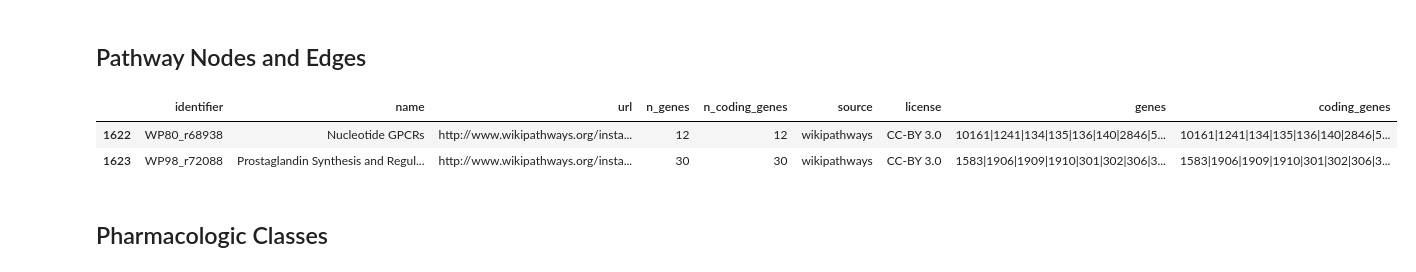
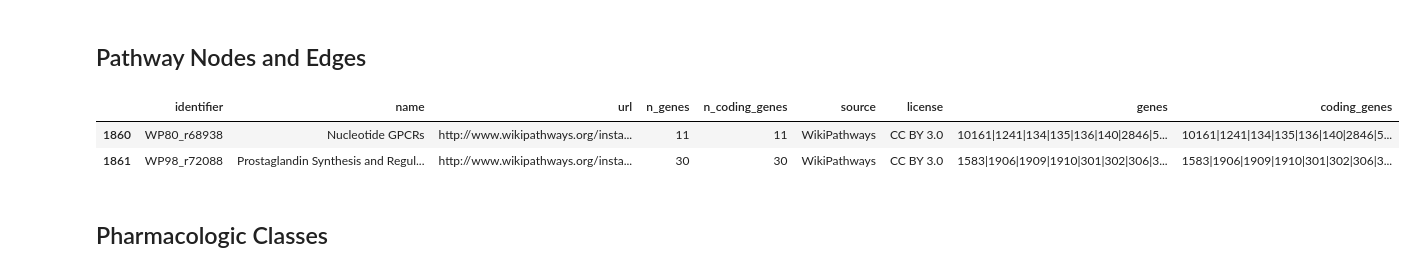
Before and after one commit to dhimmel/integrate, a Jupyter notebook: integrate.ipynb, the cells around one changed output. Drawn from its saved outputs; the diff is of its cells as text; code cells hidden in the pictures.

```diff
--- a/integrate.ipynb
+++ b/integrate.ipynb
@@ -188,15 +186,21 @@ for i, row in symptom_df.iterrows():
 # %% [markdown]
 ## Pathway Nodes and Edges
 # %%
-commit = '4916b525722f94f61d59ed38cb67aa3052404610'
+commit = '1bd2c68853e38297d20f8f885419ff81fc0608a8'
 url = rawgit('dhimmel', 'pathways', commit, 'data/pathways.tsv')
 pathway_df = pandas.read_table(url)
-pathway_df = pathway_df[pathway_df.n_coding_genes > 1]
+pathway_df = pathway_df.query("n_coding_genes > 1")
+source_map = {
+    'wikipathways': 'WikiPathways',
+    'reactome': 'Reactome via Pathway Commons',
+    'pid': 'PID via Pathway Commons',
+}
+pathway_df.source = pathway_df.source.map(source_map)
 pathway_df.tail(2)
 # %% [output]
 |  | identifier | name | url | n_genes | n_coding_genes | source | license | genes | coding_genes |
-| 1622 | WP80_r68938 | Nucleotide GPCRs | http://www.wikipathways.org/insta... | 12 | 12 | wikipathways | CC-BY 3.0 | 10161|1241|134|135|136|140|2846|5... | 10161|1241|134|135|136|140|2846|5... |
-| 1623 | WP98_r72088 | Prostaglandin Synthesis and Regul... | http://www.wikipathways.org/insta... | 30 | 30 | wikipathways | CC-BY 3.0 | 1583|1906|1909|1910|301|302|306|3... | 1583|1906|1909|1910|301|302|306|3... |
+| 1860 | WP80_r68938 | Nucleotide GPCRs | http://www.wikipathways.org/insta... | 11 | 11 | WikiPathways | CC BY 3.0 | 10161|1241|134|135|136|140|2846|5... | 10161|1241|134|135|136|140|2846|5... |
+| 1861 | WP98_r72088 | Prostaglandin Synthesis and Regul... | http://www.wikipathways.org/insta... | 30 | 30 | WikiPathways | CC BY 3.0 | 1583|1906|1909|1910|301|302|306|3... | 1583|1906|1909|1910|301|302|306|3... |
 # %%
 for i, row in pathway_df.iterrows():
     pathway_id = row.identifier
```
Also changed, not shown: parts of 12 cells of this notebook, 7 other files.
